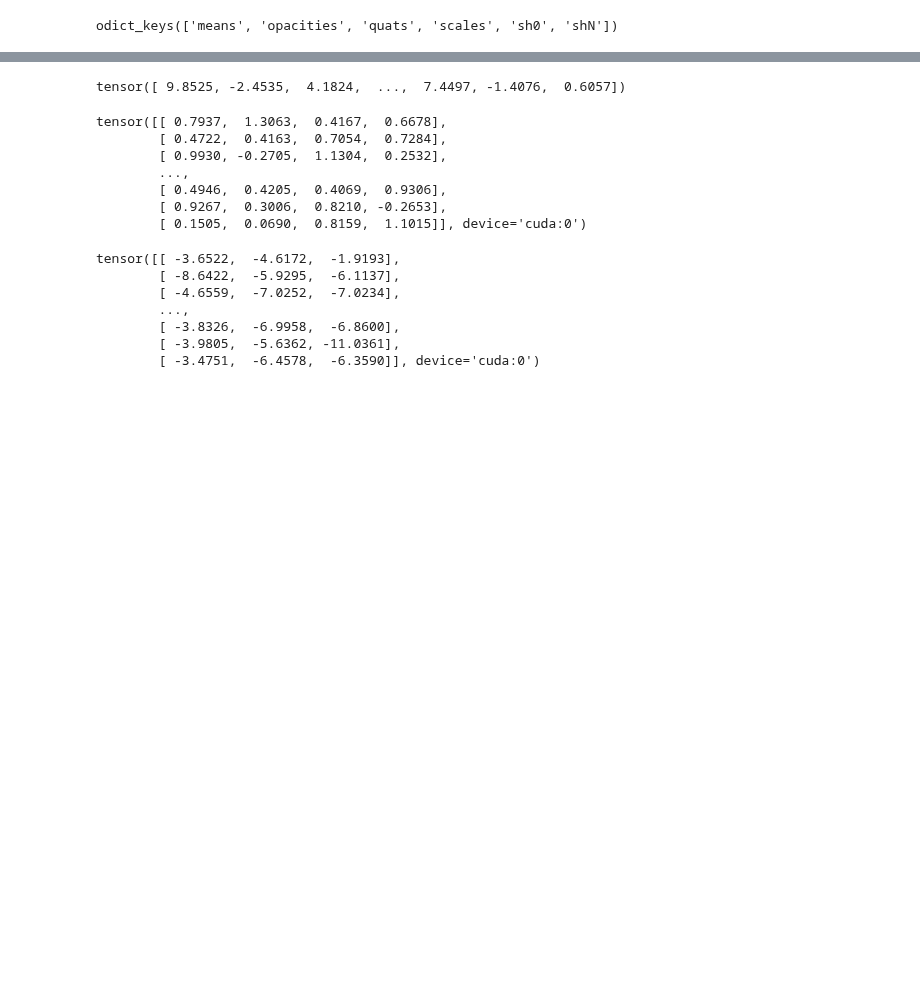
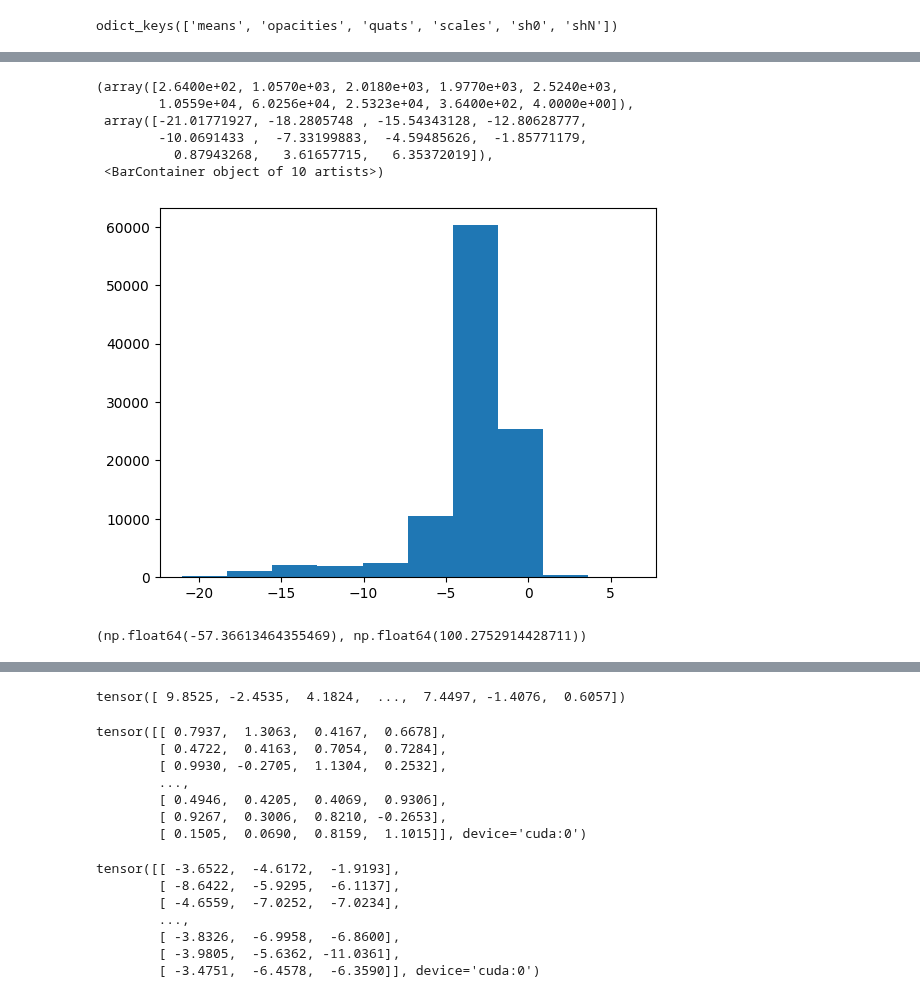
Before and after one commit to farqlia/urban-3d-reconstruction, a Jupyter notebook: notebooks/GSplat.ipynb, the cells around one changed output, grey strips where cells are left out. Saved outputs shown, nothing was run; the diff lists cells and outputs as text; code cells hidden in the pictures; blank space fills up the shorter version.

```diff
--- a/notebooks/GSplat.ipynb
+++ b/notebooks/GSplat.ipynb
@@ -49,0 +42,14 @@ tensor([[-0.0431, -0.1642,  0.3907],
+# %%
+plt.hist(g_model['splats']['scales'].flatten())
+# %% [output]
+(array([2.6400e+02, 1.0570e+03, 2.0180e+03, 1.9770e+03, 2.5240e+03,
+        1.0559e+04, 6.0256e+04, 2.5323e+04, 3.6400e+02, 4.0000e+00]),
+ array([-21.01771927, -18.2805748 , -15.54343128, -12.80628777,
+        -10.0691433 ,  -7.33199883,  -4.59485626,  -1.85771179,
+          0.87943268,   3.61657715,   6.35372019]),
+ <BarContainer object of 10 artists>)
+[figure, added]
+# %%
+np.min(recon_points.flatten()), np.max(recon_points.flatten())
+# %% [output]
+(np.float64(-57.36613464355469), np.float64(100.2752914428711))
```
Also changed, not shown: parts of 14 cells of this notebook, 4 other files.
